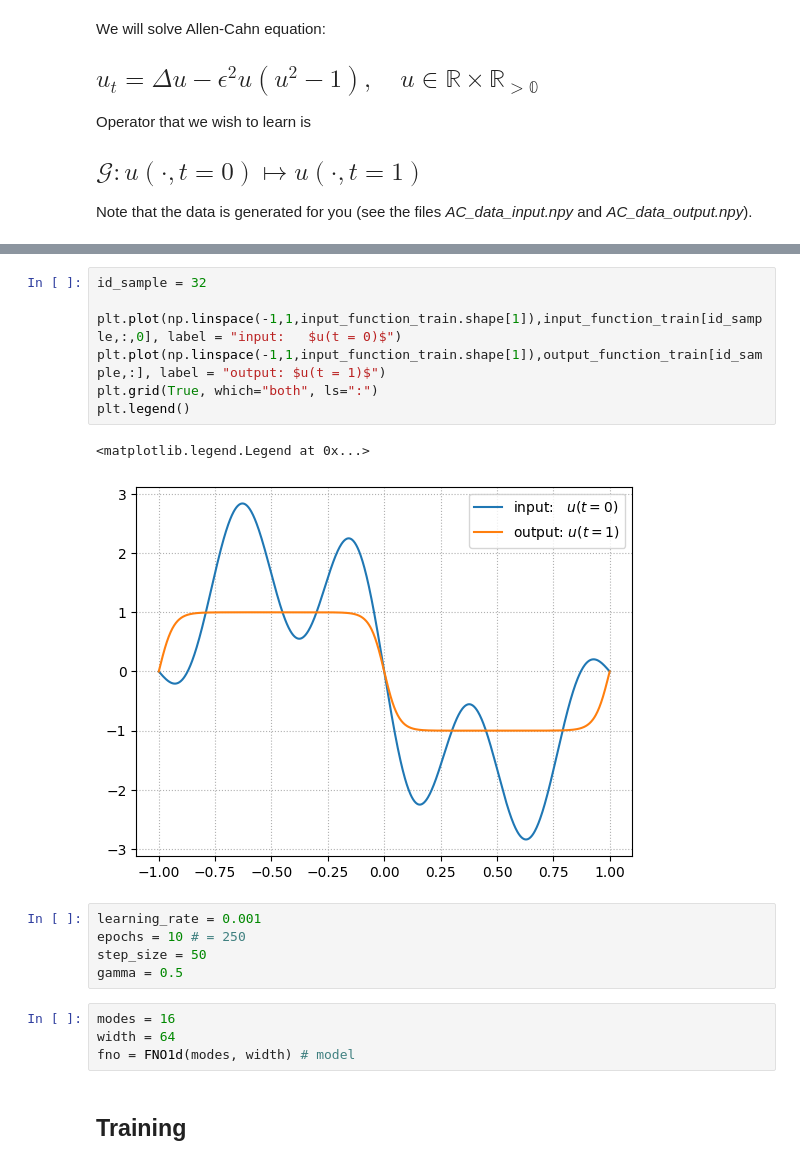
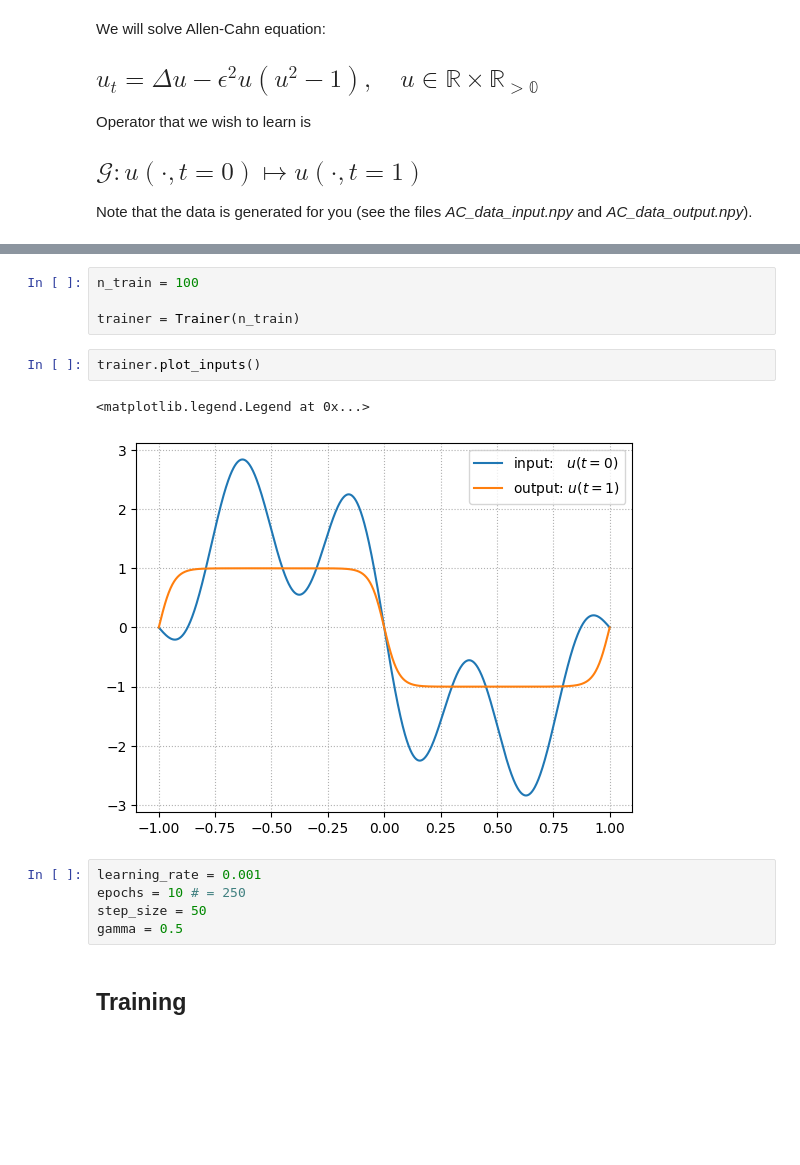
Before and after one commit to carlalozu/AICSE, a Jupyter notebook: tutorial05/Tutorial_5_Operator_Learing_Fourier_Neural_Operator.ipynb, the cells around one changed output, grey strips where cells are left out. Drawn from its saved outputs; the diff is of its cells as text; blank space fills up the shorter version.

```diff
--- a/tutorial05/Tutorial_5_Operator_Learing_Fourier_Neural_Operator.ipynb
+++ b/tutorial05/Tutorial_5_Operator_Learing_Fourier_Neural_Operator.ipynb
@@ -214,21 +63,16 @@ testing_set = DataLoader(TensorDataset(input_function_test, output_function_test
-# %%
-id_sample = 32
-
-plt.plot(np.linspace(-1,1,input_function_train.shape[1]),input_function_train[id_sample,:,0], label = "input:   $u(t = 0)$")
-plt.plot(np.linspace(-1,1,input_function_train.shape[1]),output_function_train[id_sample,:], label = "output: $u(t = 1)$")
-plt.grid(True, which="both", ls=":")
-plt.legend()
-# %% [output]
-<matplotlib.legend.Legend at 0x...>
-[figure, removed]
+# %%
+n_train = 100
+
+trainer = Trainer(n_train)
+# %%
+trainer.plot_inputs()
+# %% [output]
+<matplotlib.legend.Legend at 0x...>
+[figure, added]
 # %%
 learning_rate = 0.001
 epochs = 10 # = 250
 step_size = 50
 gamma = 0.5
-# %%
-modes = 16
-width = 64
-fno = FNO1d(modes, width) # model
 # %% [markdown]
 ## Training
```
Also changed, not shown: parts of 11 cells of this notebook, 4 other files.
